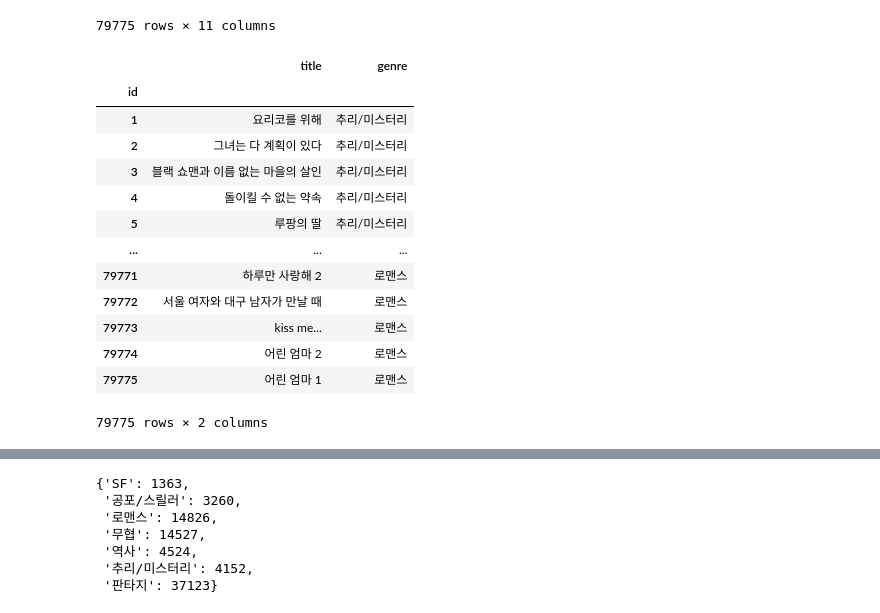
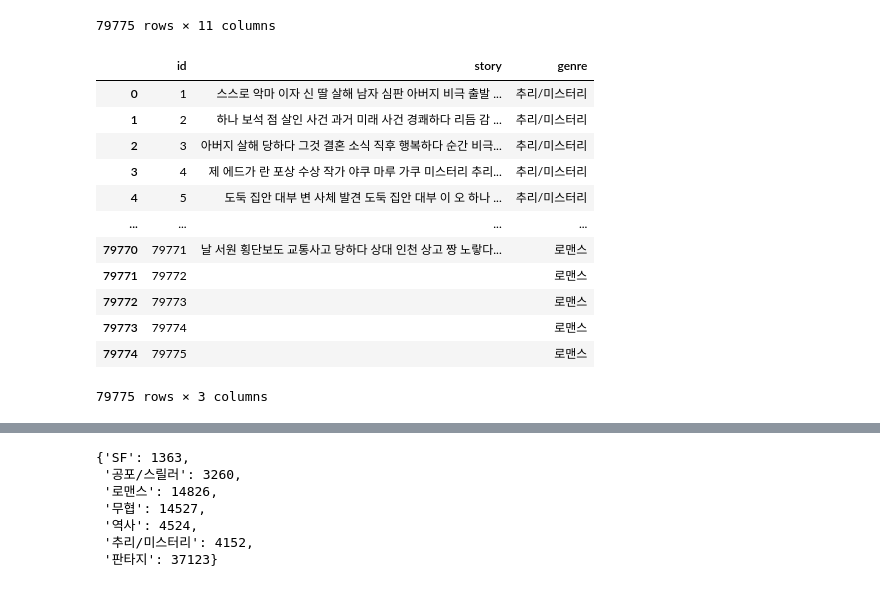
Before and after one commit to ggwnsghgg/book_project, a Jupyter notebook: 책_추천알고리즘.ipynb, the cells around one changed output, grey strips where cells are left out. Cells and saved outputs as stored; diff of their text form; code cells hidden in the pictures.

```diff
--- a/책_추천알고리즘.ipynb
+++ b/책_추천알고리즘.ipynb
@@ -39,7 +39,7 @@ from sklearn.metrics import mean_squared_error
 
 
 #데이터 가져오기
-db = pymysql.connect(host='222.111.24.101', port=3306, user='playdata', password='playdata123!', db='bookdata', charset='utf8')
+db = pymysql.connect(host='220.86.191.110', port=3306, user='playdata', password='playdata123!', db='bookdata', charset='utf8')
 
 curs = db.cursor(pymysql.cursors.DictCursor)
 
@@ -69,27 +69,27 @@ df_books_data
 | 79774 | 79775 | 어린 엄마 1 | 임은희 | 반디출판사 | 2003.07 | 8100 | 0 | 0.0 |  | http://image.yes24.com/goods/3776... | 로맨스 |
 79775 rows × 11 columns
 # %%
+
 # 장르와 타이틀 값을 이용한 books_df 제작
 
 df = pd.DataFrame(df_books_data['id'], columns=['id'])
 df1 = pd.DataFrame(df_books_data['story'], columns=['story'])
 df2 = pd.DataFrame(df_books_data['genre'], columns=['genre'])
-bookdf = pd.concat([df,df1,df2],axis=1)
+books_df = pd.concat([df,df1,df2],axis=1)
 
-books_df = bookdf.set_index('id')
+# books_df = bookdf.set_index('id')
 books_df
 # %% [output]
-|  | title | genre |
-| id |  |  |
-| 1 | 요리코를 위해 | 추리/미스터리 |
-| 2 | 그녀는 다 계획이 있다 | 추리/미스터리 |
-| 3 | 블랙 쇼맨과 이름 없는 마을의 살인 | 추리/미스터리 |
-| 4 | 돌이킬 수 없는 약속 | 추리/미스터리 |
-| 5 | 루팡의 딸 | 추리/미스터리 |
-| ... | ... | ... |
-| 79771 | 하루만 사랑해 2 | 로맨스 |
-| 79772 | 서울 여자와 대구 남자가 만날 때 | 로맨스 |
-| 79773 | kiss me... | 로맨스 |
-| 79774 | 어린 엄마 2 | 로맨스 |
-| 79775 | 어린 엄마 1 | 로맨스 |
+|  | id | story | genre |
+| 0 | 1 | 스스로 악마 이자 신 딸 살해 남자 심판 아버지 비극 출발 ... | 추리/미스터리 |
+| 1 | 2 | 하나 보석 점 살인 사건 과거 미래 사건 경쾌하다 리듬 감 ... | 추리/미스터리 |
+| 2 | 3 | 아버지 살해 당하다 그것 결혼 소식 직후 행복하다 순간 비극... | 추리/미스터리 |
+| 3 | 4 | 제 에드가 란 포상 수상 작가 야쿠 마루 가쿠 미스터리 추리... | 추리/미스터리 |
+| 4 | 5 | 도둑 집안 대부 변 사체 발견 도둑 집안 대부 이 오 하나 ... | 추리/미스터리 |
+| ... | ... | ... | ... |
+| 79770 | 79771 | 날 서원 횡단보도 교통사고 당하다 상대 인천 상고 짱 노랗다... | 로맨스 |
+| 79771 | 79772 |  | 로맨스 |
+| 79772 | 79773 |  | 로맨스 |
+| 79773 | 79774 |  | 로맨스 |
+| 79774 | 79775 |  | 로맨스 |
-79775 rows × 2 columns
+79775 rows × 3 columns
```
Also changed, not shown: parts of 34 cells of this notebook.
